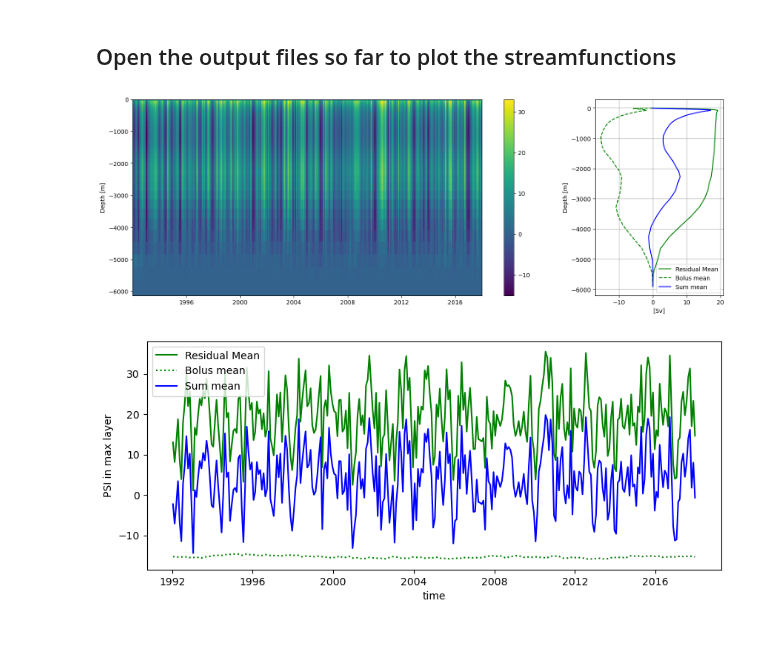
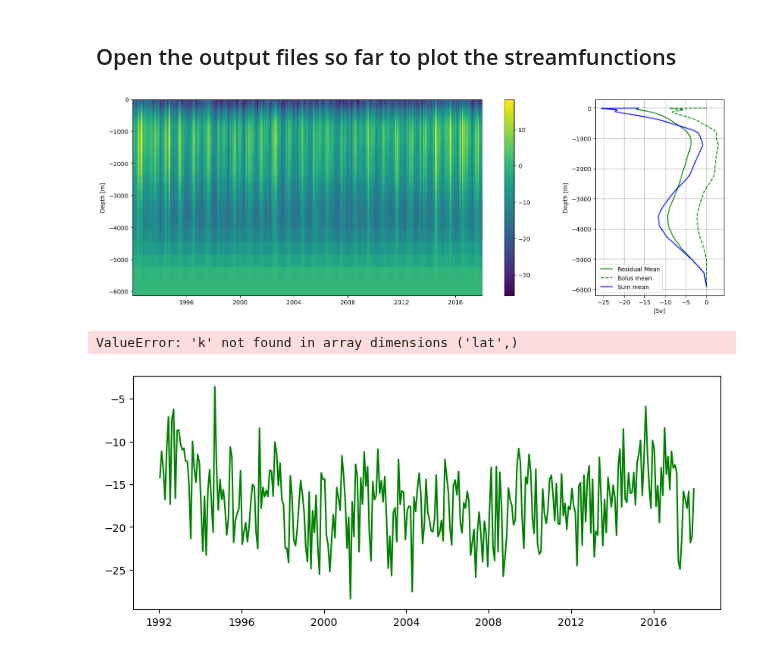
Before and after one commit to ai4er-cdt/OTP, a Jupyter notebook: streamfunction_ecco/streamfunction_implementation.ipynb, the cells around one changed output. Cells and saved outputs as stored; diff of their text form; code cells hidden in the pictures.

Commit message:
Changes to work with output (moc) as numpy array instead of xarray

```diff
--- a/streamfunction_ecco/streamfunction_implementation.ipynb
+++ b/streamfunction_ecco/streamfunction_implementation.ipynb
@@ -368,9 +458,9 @@ def plot(PSI, PSI_bol=None):# Streamfunction over depth and time
     plt.legend()
     plt.show()
 # %%
-plot(PSI_60, PSI_bol_60)
+plot(PSI_30, PSI_bol_30)
 # %% [output]
-[figure, old version]
+[figure, new version]
 # %%
 PSI_MAX_DENS_26 = strf_custom_utils.get_PSI_at_max_density_level(PSI_26, max=False)
 PSI_MAX_DENS_30 = strf_custom_utils.get_PSI_at_max_density_level(PSI_30, max=True)
@@ -382,22 +474,28 @@ PSI_MAX_DENS_BOL_30 = strf_custom_utils.get_PSI_at_max_density_level(PSI_bol_30,
 PSI_MAX_DENS_BOL_55 = strf_custom_utils.get_PSI_at_max_density_level(PSI_bol_55, max=True)
 PSI_MAX_DENS_BOL_60 = strf_custom_utils.get_PSI_at_max_density_level(PSI_bol_60, max=True)
 # %%
-def plot_max_strf(psi_data, psi_data2=None):
+def plot_max_strf(psi_data, psi_data2=None, max_density_level=False):
 
     plt.figure(figsize = (10, 4))
     plt.plot(psi_data["time"], psi_data["psi_moc"],
              color='green', label='Residual Mean')
 
     if psi_data2 is not None:
-        plt.plot(psi_data2["time"], psi_data2["psi_moc"],
+        if max_density_level is False:
+            plt.plot(psi_data2["time"], psi_data2["psi_moc"],
                  linestyle='dotted', color='green', label='Bolus mean')
-        plt.plot(psi_data2["time"], psi_data["psi_moc"]+psi_data2["psi_moc"],
+            plt.plot(psi_data2["time"], psi_data["psi_moc"]+psi_data2["psi_moc"],
+                 linestyle='-', color='blue', label='Sum mean')
+        else:
+            PSI_MAX_DENS = strf_custom_utils.get_PSI_at_max_density_level(psi_data2, max=True)
+            plt.plot(PSI_MAX_DENS["time"], PSI_MAX_DENS["psi_moc"],
                  linestyle='-', color='blue', label='Sum mean')
 
     plt.xlabel('time')
     plt.ylabel('PSI in max layer')
     plt.legend()
 
-plot_max_strf(PSI_MAX_DENS_60, PSI_MAX_DENS_BOL_60)
+plot_max_strf(PSI_MAX_DENS_30, PSI_MAX_DENS_BOL_30, max_density_level=True)
 # %% [output]
+ValueError: 'k' not found in array dimensions ('lat',)
-[figure, old version]
+[figure, new version]
```
Also changed, not shown: parts of 4 cells of this notebook, 2 other files.
